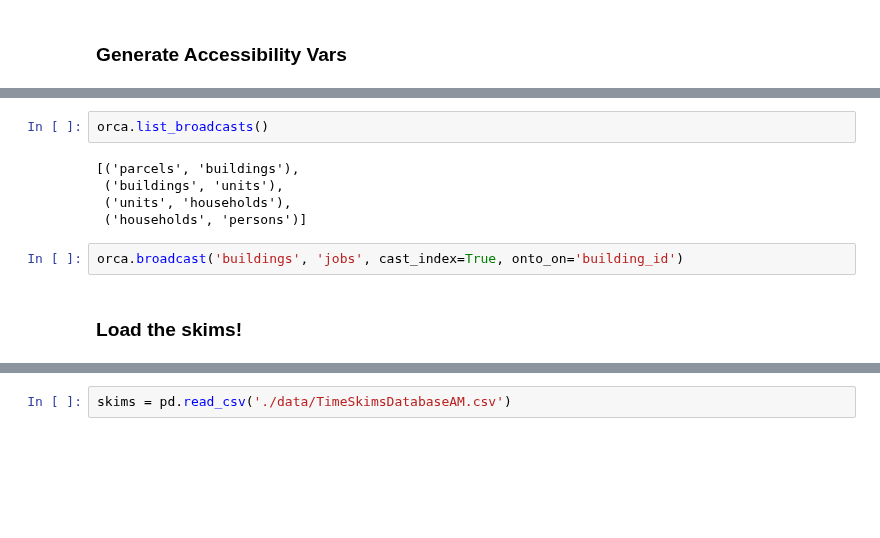
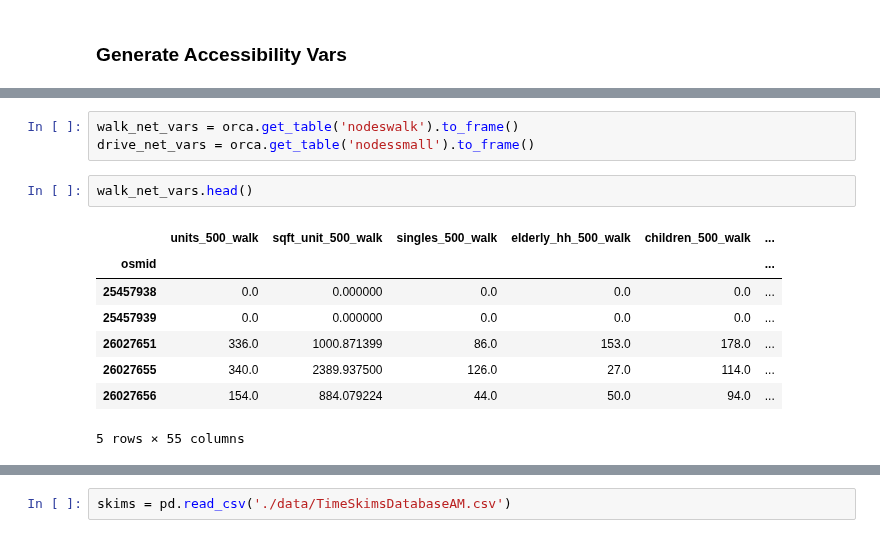
Before and after one commit to ual/ual_model_workspace, a Jupyter notebook: fall-2018-models/notebooks-max/WLCM.ipynb, the cells around one changed output, grey strips where cells are left out. Saved outputs shown, nothing was run; the diff lists cells and outputs as text; blank space fills up the shorter version.

```diff
--- a/fall-2018-models/notebooks-max/WLCM.ipynb
+++ b/fall-2018-models/notebooks-max/WLCM.ipynb
@@ -344,11 +319,14 @@ NODESWALK
-# %%
-orca.list_broadcasts()
-# %% [output]
-[('parcels', 'buildings'),
- ('buildings', 'units'),
- ('units', 'households'),
- ('households', 'persons')]
-# %%
-orca.broadcast('buildings', 'jobs', cast_index=True, onto_on='building_id')
-# %% [markdown]
-### Load the skims!
+# %%
+walk_net_vars = orca.get_table('nodeswalk').to_frame()
+drive_net_vars = orca.get_table('nodessmall').to_frame()
+# %%
+walk_net_vars.head()
+# %% [output]
+|  | units_500_walk | sqft_unit_500_walk | singles_500_walk | elderly_hh_500_walk | children_500_walk | ... |
+| osmid |  |  |  |  |  | ... |
+| 25457938 | 0.0 | 0.000000 | 0.0 | 0.0 | 0.0 | ... |
+| 25457939 | 0.0 | 0.000000 | 0.0 | 0.0 | 0.0 | ... |
+| 26027651 | 336.0 | 1000.871399 | 86.0 | 153.0 | 178.0 | ... |
+| 26027655 | 340.0 | 2389.937500 | 126.0 | 27.0 | 114.0 | ... |
+| 26027656 | 154.0 | 884.079224 | 44.0 | 50.0 | 94.0 | ... |
+5 rows × 55 columns
```
Also changed, not shown: parts of 37 cells of this notebook.
